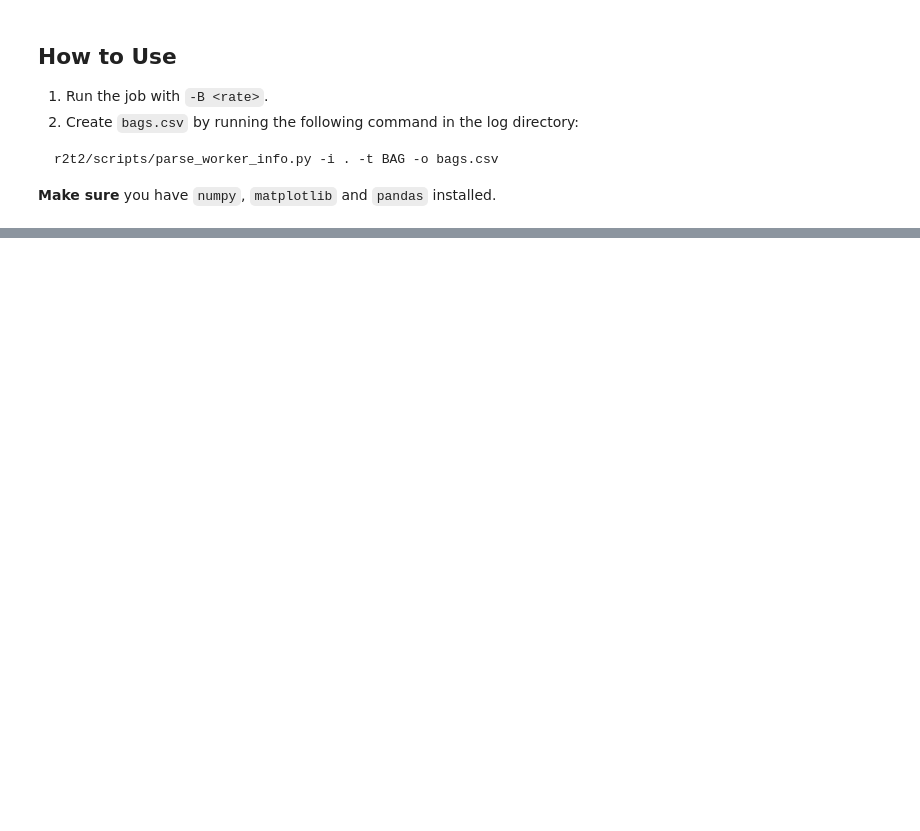
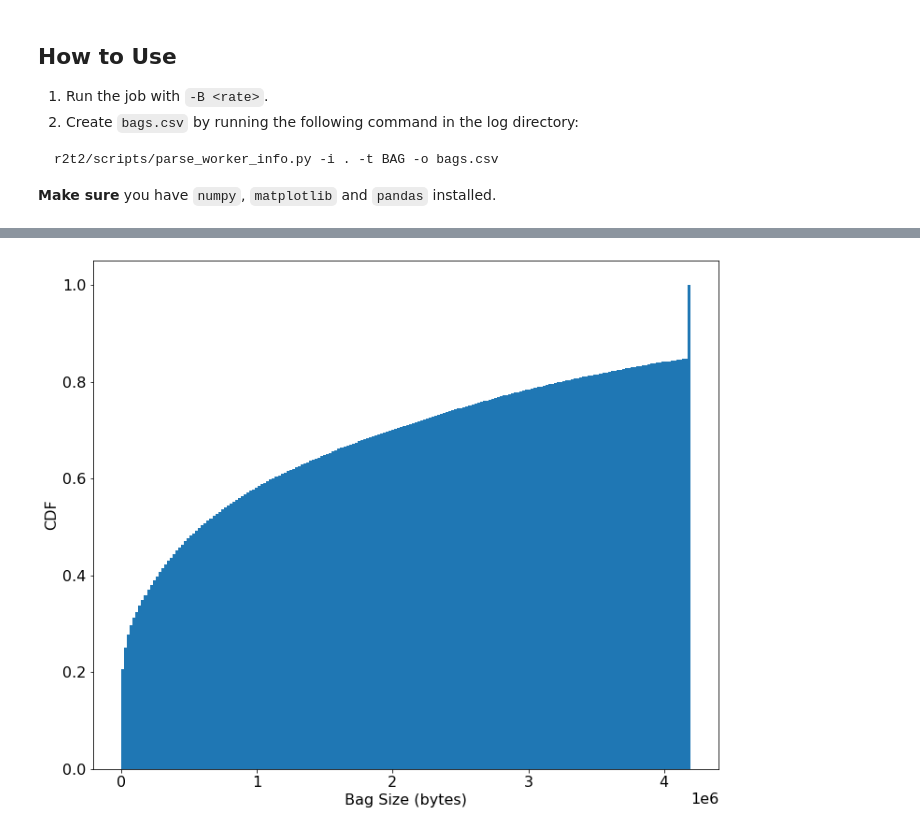
Before and after one commit to r2e2-project/r2e2, a Jupyter notebook: notebooks/bags.ipynb, the cells around one changed output, grey strips where cells are left out. Drawn from its saved outputs; the diff is of its cells as text; code cells hidden in the pictures; blank space fills up the shorter version.

```diff
--- a/notebooks/bags.ipynb
+++ b/notebooks/bags.ipynb
@@ -61,0 +74,9 @@ show_bag(bags, "T3/W5/B0")
+# %%
+plt.hist(bags[bags.bag.str.contains("T0/")].groupby("bag").agg({'size': 'max'}).to_numpy(),
+         density=True, cumulative=True, bins=200)
+plt.gcf().set_facecolor('white')
+plt.xlabel('Bag Size (bytes)')
+plt.ylabel('CDF')
+plt.axes().ticklabel_format(scilimits=(0,0))
+# %% [output]
+[figure, added]
```
Also changed, not shown: parts of 5 cells of this notebook.
